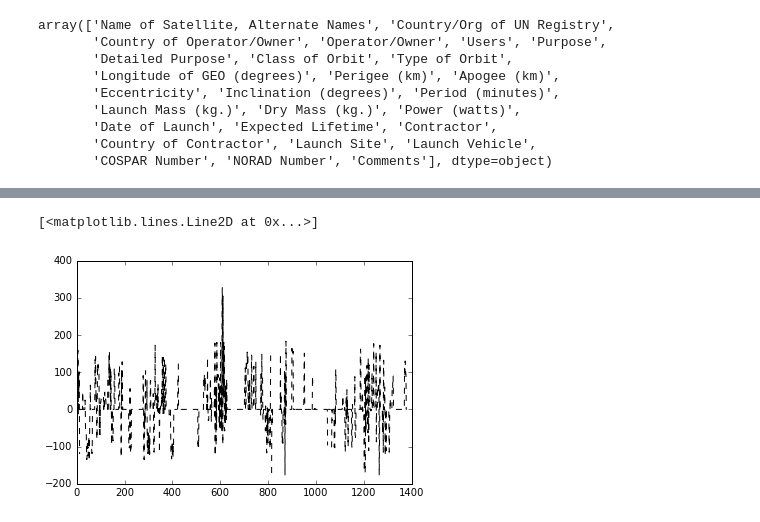
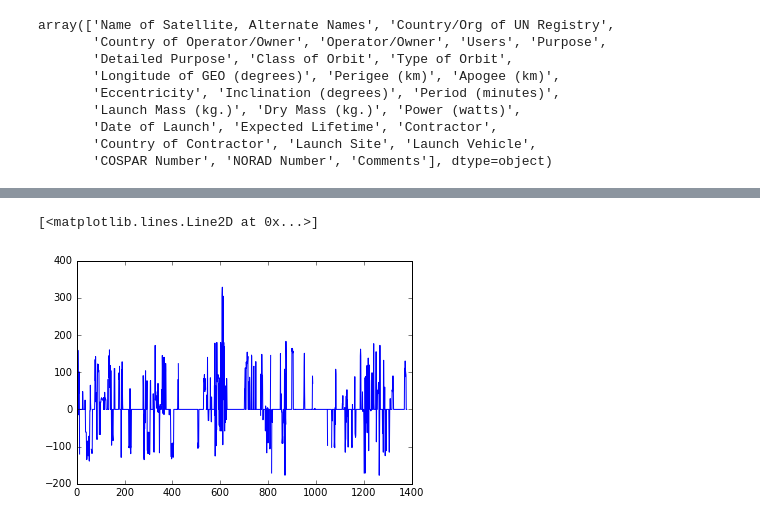
Before and after one commit to Ianssmith/Satellite_Map, a Jupyter notebook: satellites.ipynb, the cells around one changed output, grey strips where cells are left out. Drawn from its saved outputs; the diff is of its cells as text; code cells hidden in the pictures.

```diff
--- a/satellites.ipynb
+++ b/satellites.ipynb
@@ -62,5 +58,5 @@ data.head()
 # %%
-plt.plot(data['longitude'], 'k--')
+plt.plot(data['longitude'])
 # %% [output]
 [<matplotlib.lines.Line2D at 0x...>]
-[figure, old version]
+[figure, new version]
```
Also changed, not shown: parts of 12 cells of this notebook.
